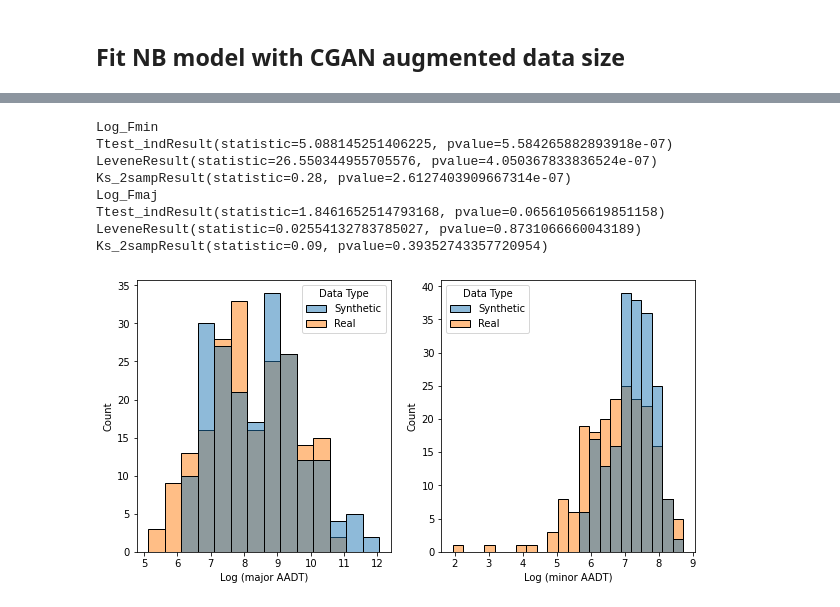
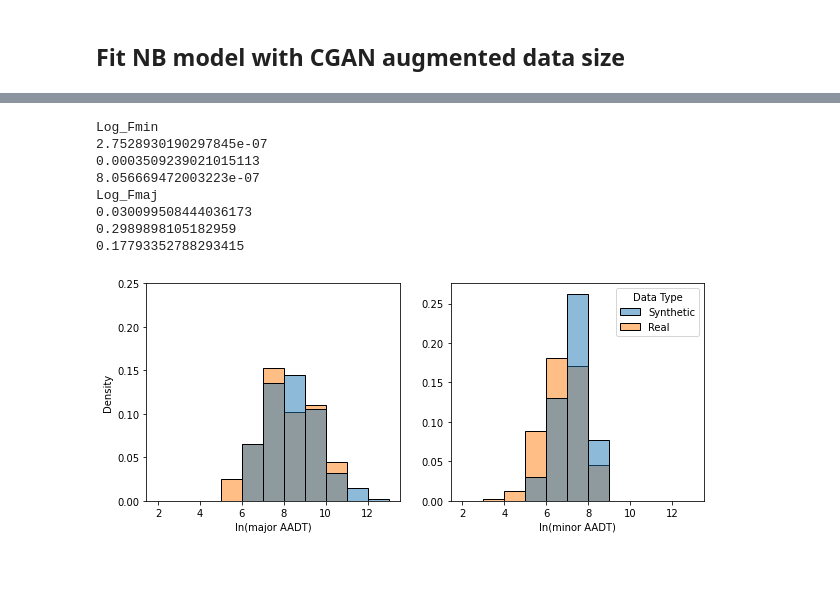
Before and after one commit to mz-zarei/CGAN-Augmentation, a Jupyter notebook: RealDataAugmentation_CGAN.ipynb, the cells around one changed output, grey strips where cells are left out. Drawn from its saved outputs; the diff is of its cells as text; code cells hidden in the pictures; blank space fills up the shorter version.

```diff
--- a/RealDataAugmentation_CGAN.ipynb
+++ b/RealDataAugmentation_CGAN.ipynb
@@ -359,7 +372,7 @@ model = load_model(model_path + 'generator_model_T25.h5')
 dataset = load_real_samples(x_train1, y_train1)
 
 # generate samples
-latent_points = generate_latent_points(latent_dim, 5000)
+latent_points = generate_latent_points(latent_dim, 1000)
 # generate images
 Fake_data = model.predict(latent_points)
 fake = pd.DataFrame(Fake_data, columns=x_columns)
@@ -440,45 +435,49 @@ fig.savefig('Cure_T' + str(train_size) + '.pdf')
 from scipy import stats
 import seaborn as sns
 fake_sample = fake.sample(200).reset_index()
 fake_sample['Data Type'] = 'Synthetic'
-real_sample = London_Data.sample(200).reset_index()
+real_sample = London_Data.reset_index()
 real_sample['Data Type'] = 'Real'
 
 ## Statistical tests
 for att in ['Log_Fmin', 'Log_Fmaj']:
     print(att)
     fake_ = fake_sample[att].values
     real_ = real_sample[att].values
 
     ## T-test for mean
-    print(stats.ttest_ind(fake_, real_))
+    print(stats.ttest_ind(fake_, real_)[1])
     ## Leven Test for variance
-    print(stats.levene(fake_, real_))
+    print(stats.levene(fake_, real_)[1])
     ## KS Test for distrbution
-    print(stats.ks_2samp(fake_, real_))
+    print(stats.ks_2samp(fake_, real_)[1])
 
 
 ## Plots
 data = pd.concat([fake_sample, real_sample]).reset_index(drop=True)
 data = data[['Log_Fmin', 'Log_Fmaj', 'Data Type']]
-data.columns = ['Log (minor AADT)', 'Log (major AADT)', 'Data Type']
+data.columns = ['ln(minor AADT)', 'ln(major AADT)', 'Data Type']
 
-fig, axes = plt.subplots(1,2, figsize=(10,5))
+fig, axes = plt.subplots(1,2, figsize=(10,4))
 
-sns.histplot(data, x='Log (major AADT)', hue='Data Type', ax = axes[0])
-sns.histplot(data, x='Log (minor AADT)', hue='Data Type', ax = axes[1])
+sns.histplot(data, x='ln(major AADT)', hue='Data Type', ax = axes[0], bins= range(2,14),stat="density")
+axes[0].get_legend().remove()
+axes[0].set_yticks([0, 0.05, 0.10, 0.15, 0.20, 0.25], [0, 0.05, 0.10, 0.15, 0.20, 0.25])
+sns.histplot(data, x='ln(minor AADT)', hue='Data Type', ax = axes[1], bins= range(2,14),stat="density")
+axes[1].set_ylabel("")
+axes[1].set_yticks([0, 0.05, 0.10, 0.15, 0.20, 0.25], [0, 0.05, 0.10, 0.15, 0.20, 0.25])
 
 
 fig.savefig('dist_T' + str(train_size) + '.pdf')
 plt.show()
 plt.close()
 # %% [output]
 Log_Fmin
-Ttest_indResult(statistic=5.088145251406225, pvalue=5.584265882893918e-07)
-LeveneResult(statistic=26.550344955705576, pvalue=4.050367833836524e-07)
-Ks_2sampResult(statistic=0.28, pvalue=2.6127403909667314e-07)
+2.7528930190297845e-07
+0.0003509239021015113
+8.056669472003223e-07
 Log_Fmaj
-Ttest_indResult(statistic=1.8461652514793168, pvalue=0.06561056619851158)
-LeveneResult(statistic=0.02554132783785027, pvalue=0.8731066660043189)
-Ks_2sampResult(statistic=0.09, pvalue=0.39352743357720954)
+0.030099508444036173
+0.2989898105182959
+0.17793352788293415
-[figure, old version]
+[figure, new version]
```
Also changed, not shown: parts of 10 cells of this notebook.
